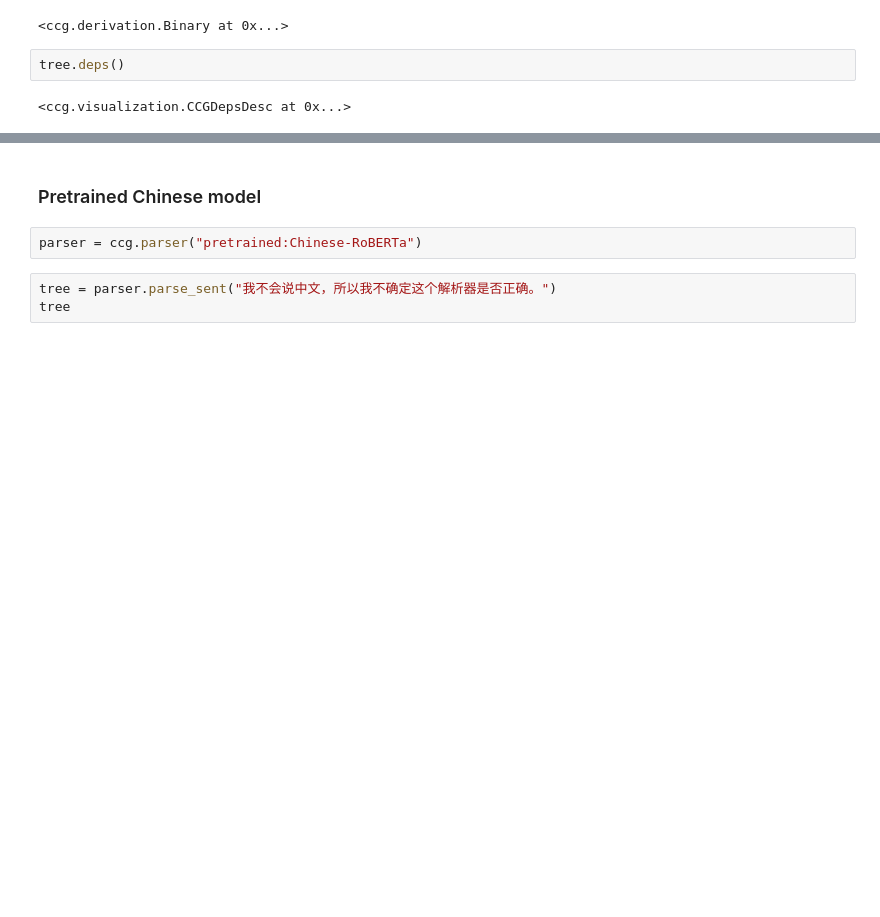
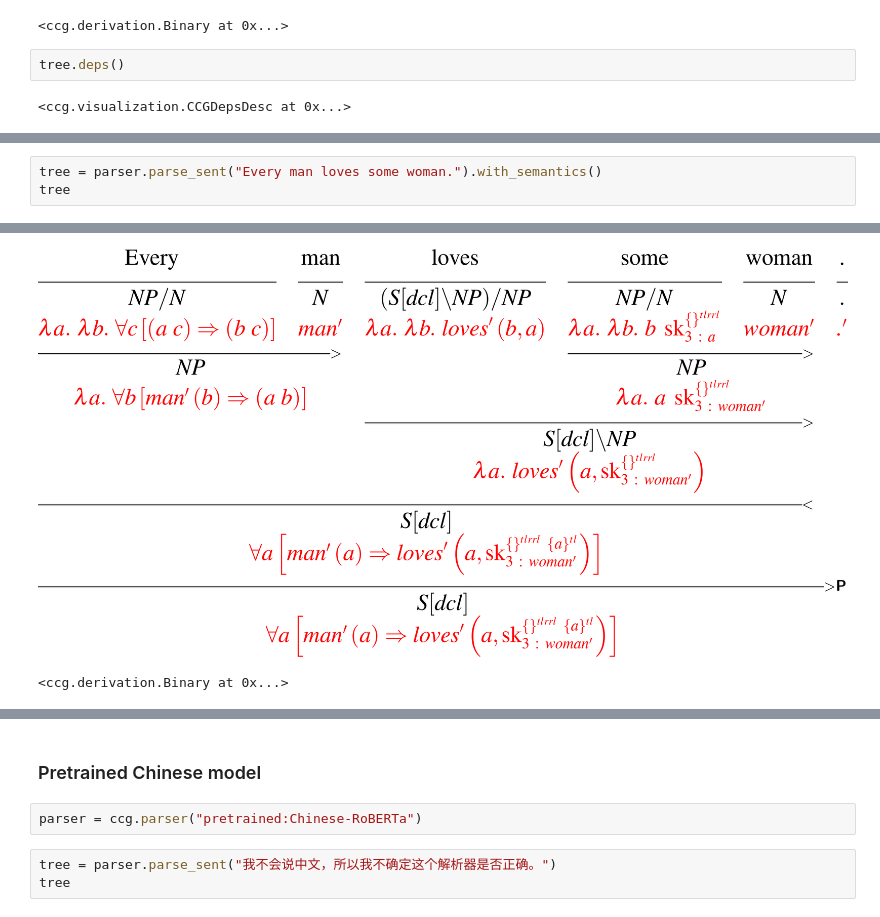
Before and after one commit to stanojevic/ccgtools, a Jupyter notebook: notebooks/demo.ipynb, the cells around one changed output, grey strips where cells are left out. Drawn from its saved outputs; the diff is of its cells as text; blank space fills up the shorter version.

```diff
--- a/notebooks/demo.ipynb
+++ b/notebooks/demo.ipynb
@@ -34,0 +43,4 @@ tree.deps()
+# %%
+tree = parser.parse_sent("Every man loves some woman.").with_semantics()
+tree
+# %% [output]
@@ -34,0 +48,2 @@ tree.deps()
+[figure, added]
+<ccg.derivation.Binary at 0x...>
```
Also changed, not shown: parts of 6 cells of this notebook.
